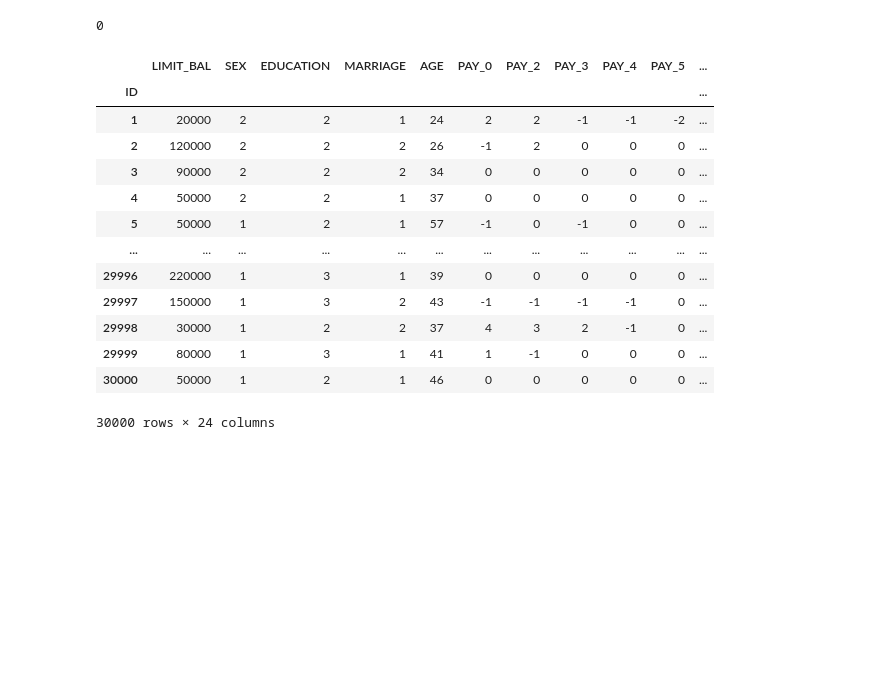
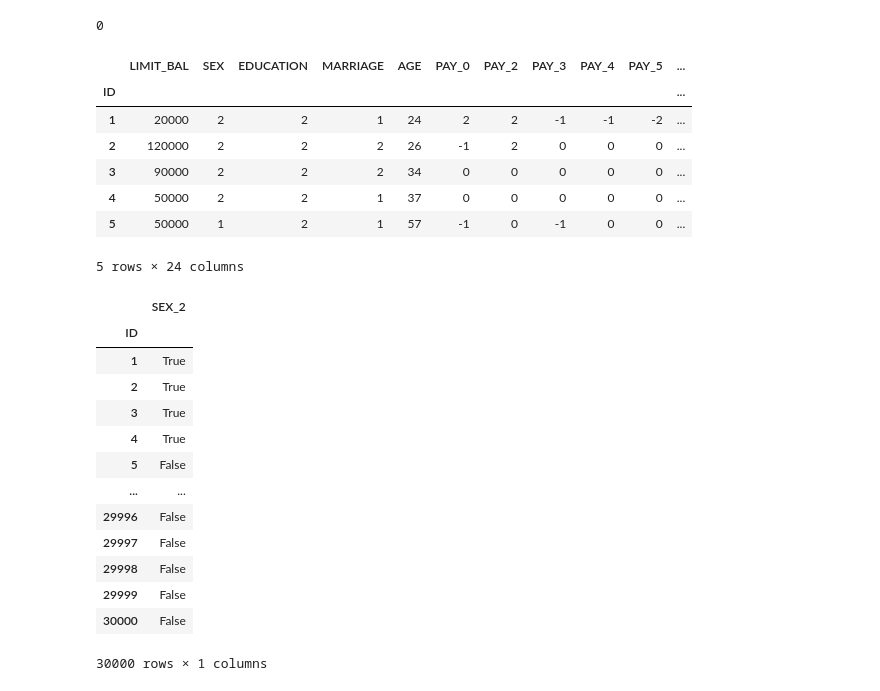
Before and after one commit to maptv/IntrotoNeural_Networks, a Jupyter notebook: IntroToNeuralNetworks/2-BuildingNeuralNetworks/2-BuildingNeuralNetworks-code.ipynb, the cells around one changed output. Drawn from its saved outputs; the diff is of its cells as text; code cells hidden in the pictures; blank space fills up the shorter version.

```diff
--- a/IntroToNeuralNetworks/2-BuildingNeuralNetworks/2-BuildingNeuralNetworks-code.ipynb
+++ b/IntroToNeuralNetworks/2-BuildingNeuralNetworks/2-BuildingNeuralNetworks-code.ipynb
@@ -141,19 +141,30 @@ credit_card.isna().sum()["BILL_AMT1"]
 # %%
 # Drop an unnecessary identifier column.
 credit_card = credit_card.set_index("ID")
-credit_card
+credit_card.head()
 # %% [output]
 |  | LIMIT_BAL | SEX | EDUCATION | MARRIAGE | AGE | PAY_0 | PAY_2 | PAY_3 | PAY_4 | PAY_5 | ... |
 | ID |  |  |  |  |  |  |  |  |  |  | ... |
 | 1 | 20000 | 2 | 2 | 1 | 24 | 2 | 2 | -1 | -1 | -2 | ... |
 | 2 | 120000 | 2 | 2 | 2 | 26 | -1 | 2 | 0 | 0 | 0 | ... |
 | 3 | 90000 | 2 | 2 | 2 | 34 | 0 | 0 | 0 | 0 | 0 | ... |
 | 4 | 50000 | 2 | 2 | 1 | 37 | 0 | 0 | 0 | 0 | 0 | ... |
 | 5 | 50000 | 1 | 2 | 1 | 57 | -1 | 0 | -1 | 0 | 0 | ... |
-| ... | ... | ... | ... | ... | ... | ... | ... | ... | ... | ... | ... |
-| 29996 | 220000 | 1 | 3 | 1 | 39 | 0 | 0 | 0 | 0 | 0 | ... |
-| 29997 | 150000 | 1 | 3 | 2 | 43 | -1 | -1 | -1 | -1 | 0 | ... |
-| 29998 | 30000 | 1 | 2 | 2 | 37 | 4 | 3 | 2 | -1 | 0 | ... |
-| 29999 | 80000 | 1 | 3 | 1 | 41 | 1 | -1 | 0 | 0 | 0 | ... |
-| 30000 | 50000 | 1 | 2 | 1 | 46 | 0 | 0 | 0 | 0 | 0 | ... |
-30000 rows × 24 columns
+5 rows × 24 columns
+# %%
+credit_card.loc[:, credit_card.columns.str.startswith("SEX")]
+# %% [output]
+|  | SEX_2 |
+| ID |  |
+| 1 | True |
+| 2 | True |
+| 3 | True |
+| 4 | True |
+| 5 | False |
+| ... | ... |
+| 29996 | False |
+| 29997 | False |
+| 29998 | False |
+| 29999 | False |
+| 30000 | False |
+30000 rows × 1 columns
```
Also changed, not shown: parts of 9 cells of this notebook.
